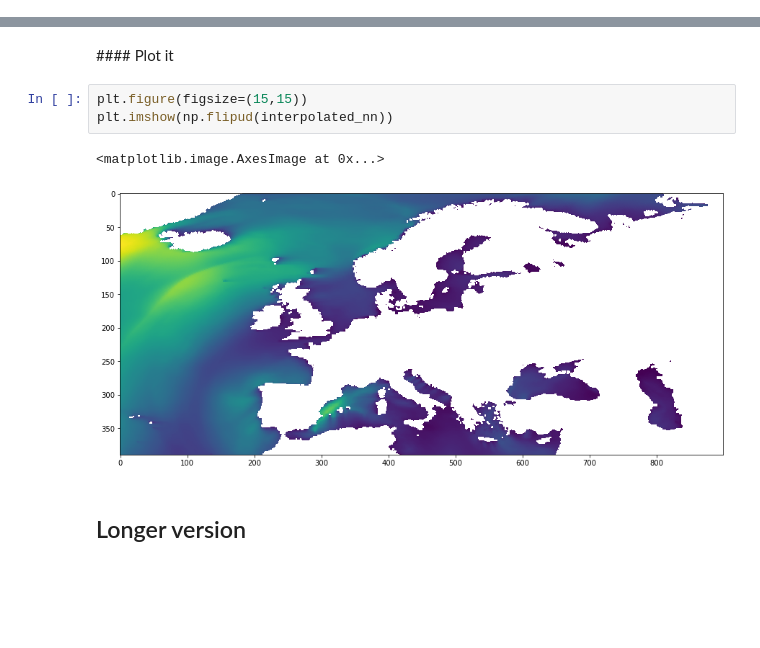
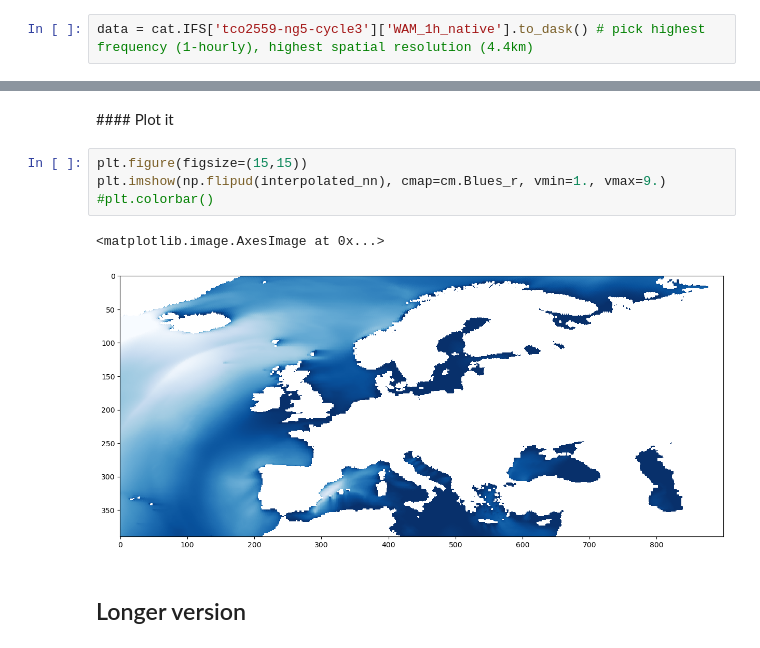
Before and after one commit to nextGEMS/nextGEMS_Cycle3, a Jupyter notebook: IFS/STARTHERE_WAM.ipynb, the cells around one changed output, grey strips where cells are left out. Saved outputs shown, nothing was run; the diff lists cells and outputs as text; blank space fills up the shorter version.

```diff
--- a/IFS/STARTHERE_WAM.ipynb
+++ b/IFS/STARTHERE_WAM.ipynb
@@ -20,3 +25,5 @@ data = xr.open_zarr("reference::"+datazarr, consolidated=False)
+# %%
+data = cat.IFS['tco2559-ng5-cycle3']['WAM_1h_native'].to_dask() # pick highest frequency (1-hourly), highest spatial resolution (4.4km)
 # %% [markdown]
 #### list all 2D variables; click arrow next to 'Data variables" to see the list; click the icons at the end of each row for more info, such as long name and shape
 # %%
@@ -66,10 +73,11 @@ interpolated_nn = nn_interpolation((lon2, lat2))
 #### Plot it
 # %%
 plt.figure(figsize=(15,15))
-plt.imshow(np.flipud(interpolated_nn))
+plt.imshow(np.flipud(interpolated_nn), cmap=cm.Blues_r, vmin=1., vmax=9.)
+#plt.colorbar()
 # %% [output]
 <matplotlib.image.AxesImage at 0x...>
-[figure, old version]
+[figure, new version]
 # %% [markdown]
 ## Longer version
 # %%
```
Also changed, not shown: parts of 13 cells of this notebook, 1 other file.
